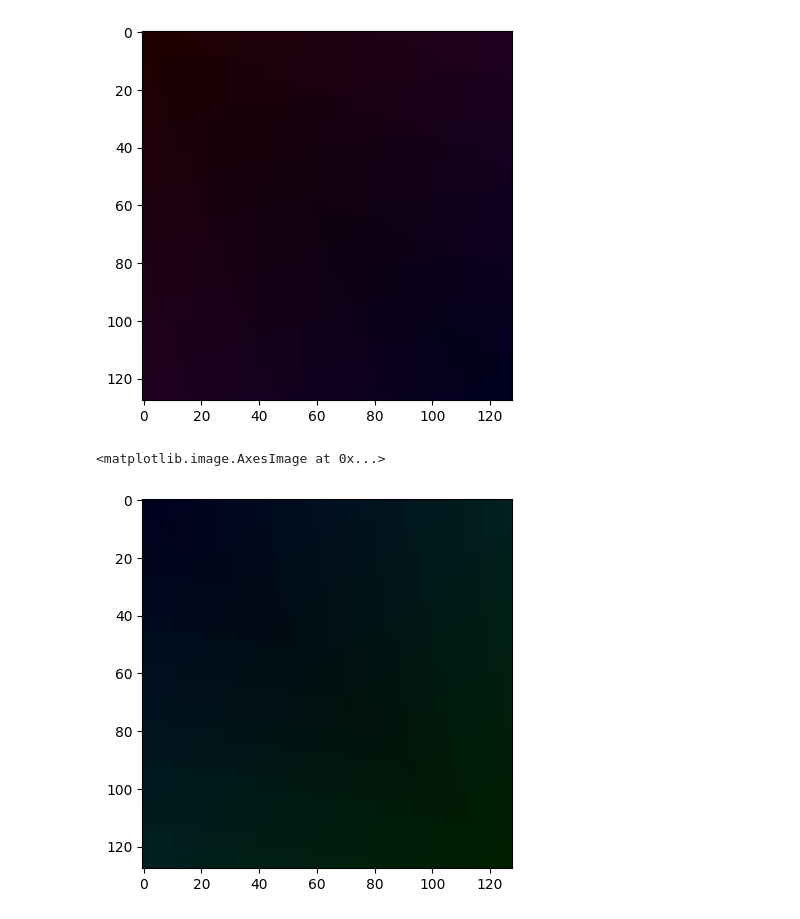
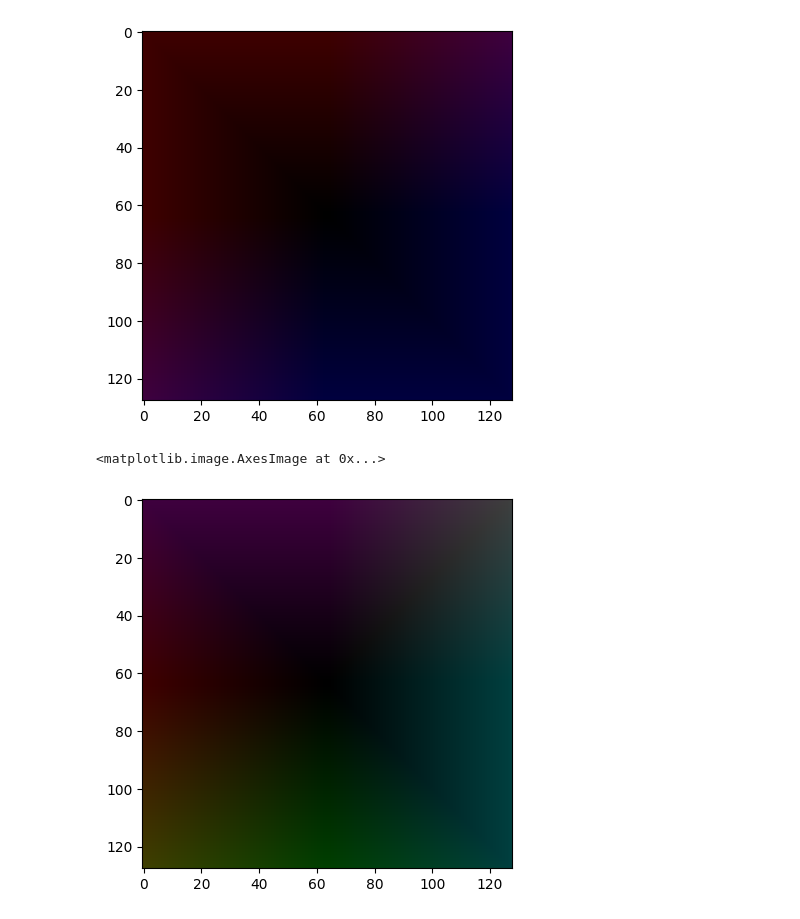
Before and after one commit to rir001/SEP_projects, a Jupyter notebook: images/image_calibrator.ipynb, the cells around one changed output. Cells and saved outputs as stored; diff of their text form; code cells hidden in the pictures.

```diff
--- a/images/image_calibrator.ipynb
+++ b/images/image_calibrator.ipynb
@@ -5,7 +5,7 @@ import cv2
 # %%
 base = np.ones((128, 128, 3), dtype=np.uint8) * 255
 # %%
-linspace = np.array([np.hstack((np.zeros(1).T, np.linspace(0, 32, 127)))]*128)
+linspace = np.array([np.hstack((np.zeros(64).T, np.linspace(0, 64, 64)))]*128)
 # %%
 grandient = (linspace > linspace.T)*linspace + (linspace <= linspace.T)*linspace.T
 plt.imshow(grandient)
@@ -30,16 +30,17 @@ plt.imshow(base)
 <matplotlib.image.AxesImage at 0x...>
 [figure]
 # %%
-base[:, :, 0] = np.vstack((np.hstack((grandient[::2, ::2], grandient[::2, ::-2])), np.hstack((grandient[::-2, ::2], grandient[::-2, ::-2]))))
-base[:, :, 0] *= 0
+# base[:, :, 0] = np.vstack((np.hstack((grandient[::2, ::2], grandient[::2, ::-2])), np.hstack((grandient[::-2, ::2], grandient[::-2, ::-2]))))
+base[:, :, 0] = grandient[::-1, ::-1]
+base[:, :, 0] *= 1
 base[:, :, 1] = grandient
 base[:, :, 1] *= 1
-base[:, :, 2] = grandient[::-1, ::-1]
+base[:, :, 2] = grandient[::-1]
 base[:, :, 2] *= 1
 
 plt.imshow(base)
 # %% [output]
 <matplotlib.image.AxesImage at 0x...>
-[figure, old version]
+[figure, new version]
 # %%
 plt.imsave('gradient.png', base)
```
Also changed, not shown: parts of 2 cells of this notebook, 3 other files.
